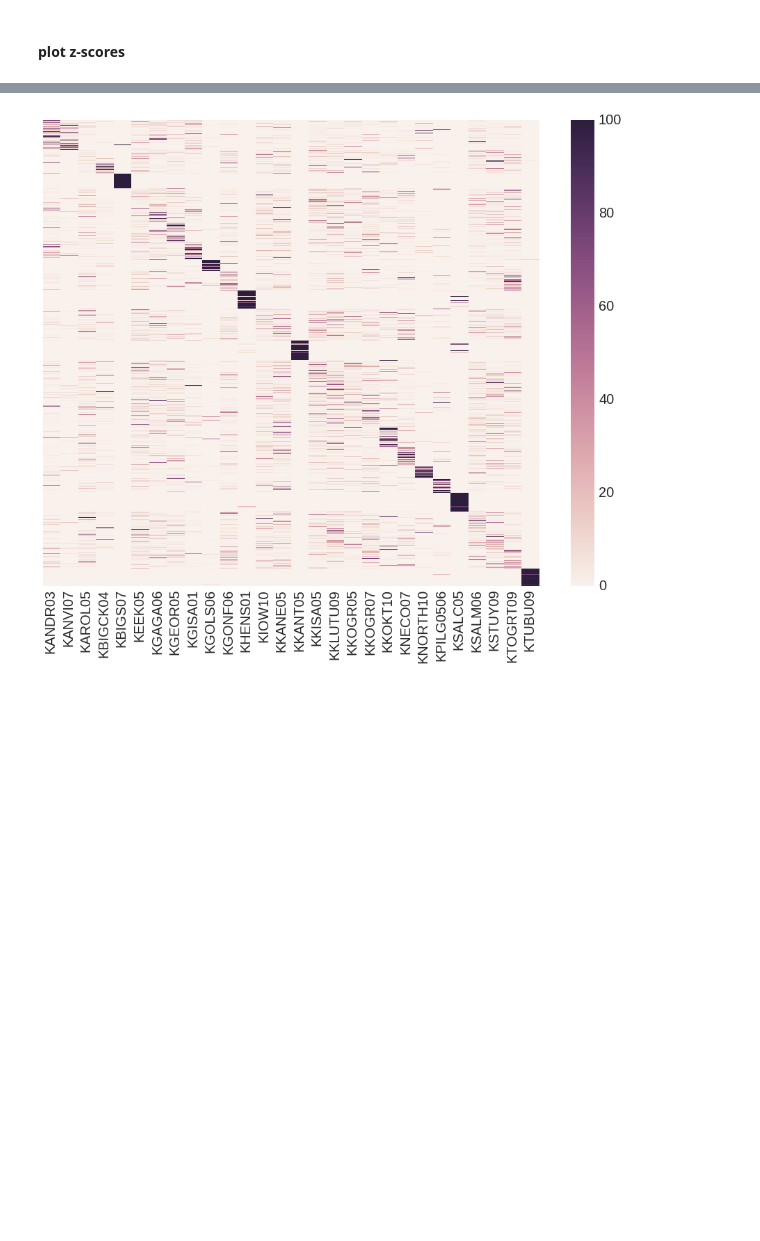
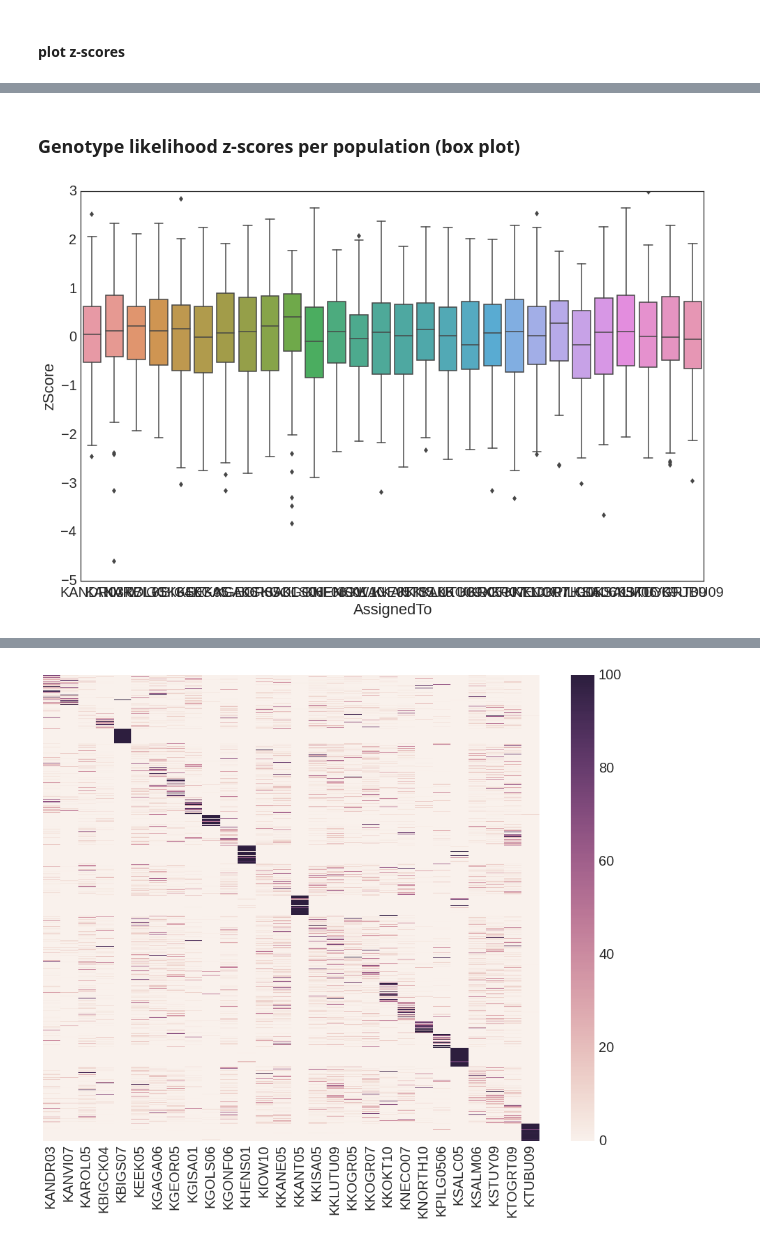
Before and after one commit to rwaples/chinook_gsi_example, a Jupyter notebook: gsi_sim.ipynb, the cells around one changed output, grey strips where cells are left out. Cells and saved outputs as stored; diff of their text form; code cells hidden in the pictures; blank space fills up the shorter version.

```diff
--- a/gsi_sim.ipynb
+++ b/gsi_sim.ipynb
@@ -82,0 +114,9 @@ plot_z_scores('/home/ipseg/Desktop/waples/chinook_gsi_example/baseline_logl_summ
+# %% [markdown]
+### Genotype likelihood z-scores per population (box plot)
+# %%
+figsize(16,10)
+zs = pd.read_csv('/home/ipseg/Desktop/waples/chinook_gsi_example/baseline_logl_summary.txt', sep = "\t")
+sns.boxplot(zs['zScore'][:-1], groupby = zs['AssignedTo'][:-1], fliersize = 6)
+plt.show()
+# %% [output]
+[figure, added]
```
Also changed, not shown: parts of 50 cells of this notebook, 34 other files.
